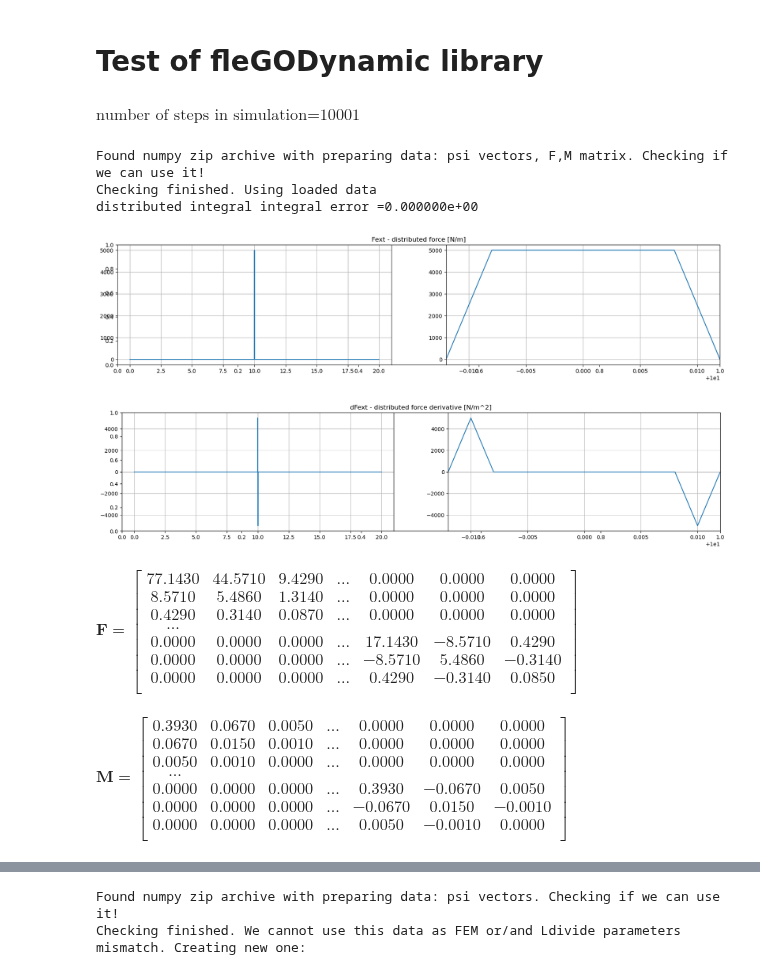
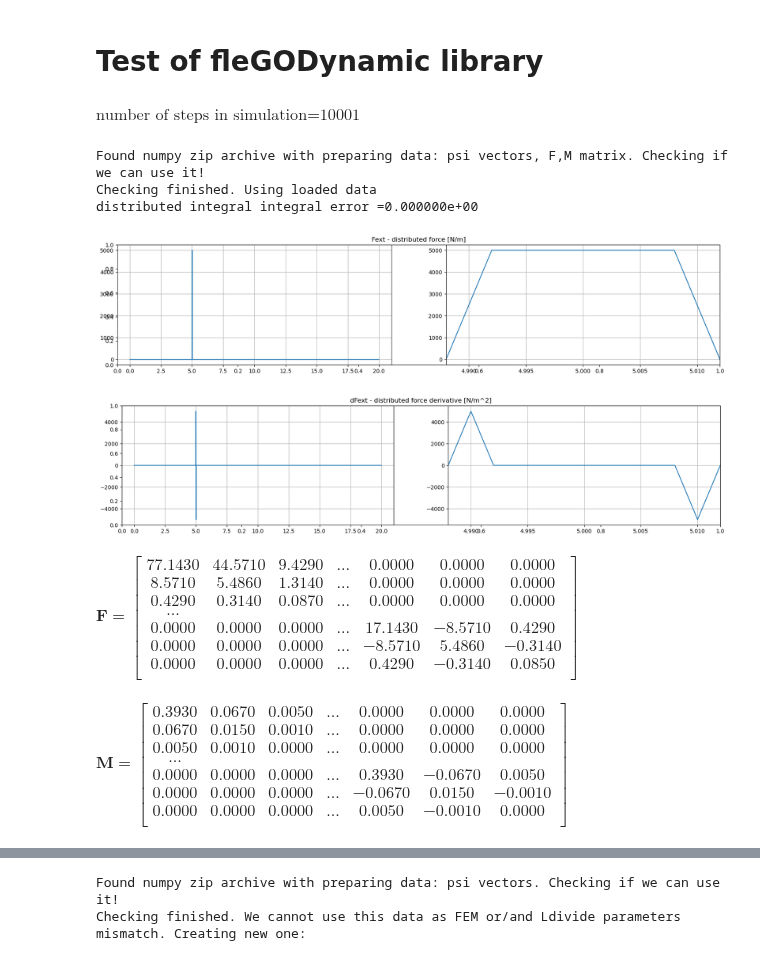
Before and after one commit to dvogureckiy99/dynastatflex, a Jupyter notebook: library_test.ipynb, the cells around one changed output, grey strips where cells are left out. Drawn from its saved outputs; the diff is of its cells as text; code cells hidden in the pictures.

```diff
--- a/library_test.ipynb
+++ b/library_test.ipynb
@@ -3,23 +3,23 @@
 # %%
 import sys
 import sympy as sm
 import numpy as np
 # del flex_body_instance
 del sys.modules["fleGODynamics"]
 import fleGODynamics
 flex_beam_instance = fleGODynamics.Flex_beam(L=0.02,E=2.95*1e9,h=0.01,w=0.0005,rho=1270)
 # flex_beam_instance = fleGODynamics.Flex_beam()
 flex_beam_instance.Create_Simulation(disp=False)
 flex_beam_instance.FEM(Ne=20,disp=False)
 flex_beam_instance.Simulating.Ldivide(step_mult=0.1,disp=True)
-flex_beam_instance.Simulating.static_preparing(disp=True,Fext=1e2)
+flex_beam_instance.Simulating.static_preparing(disp=True,Fext=1e2,l_Fext=0.005)
 # %% [output]
 $\displaystyle \text{number of steps in simulation=}10001$
 Found numpy zip archive with preparing data: psi vectors, F,M matrix. Checking if we can use it!
 Checking finished. Using loaded data
 distributed integral integral error =0.000000e+00
-[figure, old version]
+[figure, new version]
-[figure, old version]
+[figure, new version]
 $\displaystyle \bm{F}=\begin{bmatrix}
   77.1430 & 44.5710 & 9.4290 & ... & 0.0000 & 0.0000 & 0.0000\\
   8.5710 & 5.4860 & 1.3140 & ... & 0.0000 & 0.0000 & 0.0000\\
```
Also changed, not shown: parts of 2 cells of this notebook, 2 other files.
